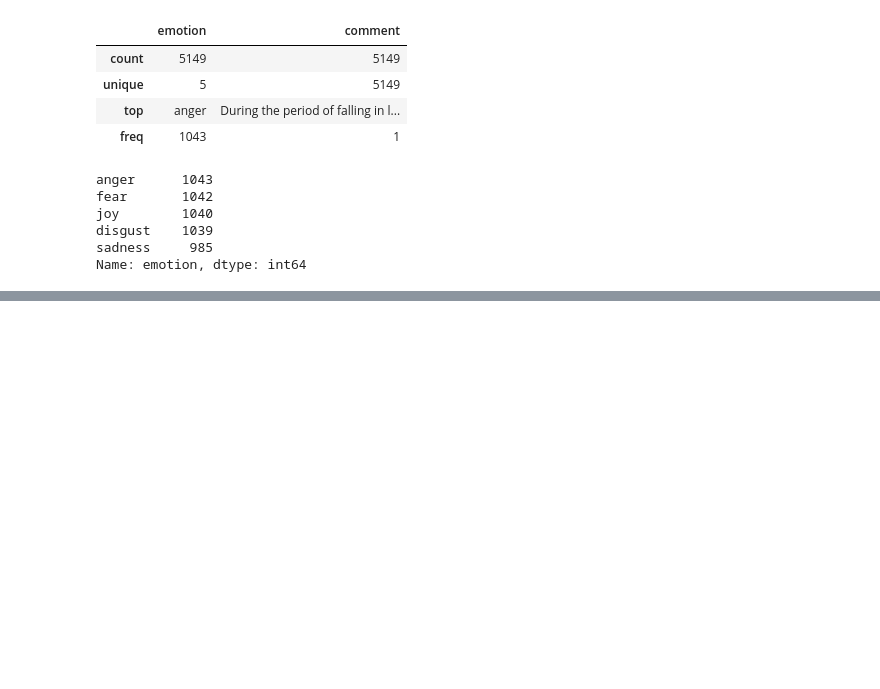
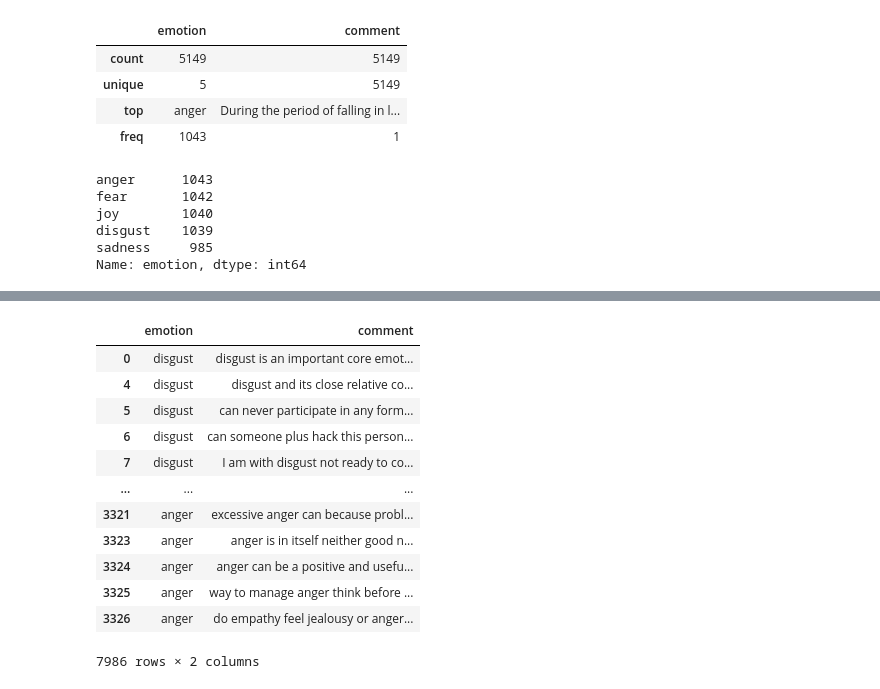
Before and after one commit to wowo71/emotion_recognition, a Jupyter notebook: data_preprocess.ipynb, the cells around one changed output, grey strips where cells are left out. Drawn from its saved outputs; the diff is of its cells as text; code cells hidden in the pictures; blank space fills up the shorter version.

```diff
--- a/data_preprocess.ipynb
+++ b/data_preprocess.ipynb
@@ -99,0 +275,24 @@ df
+# %%
+df_all['comment'] = df_all['comment'].apply(remove_chained_whitespaces)
+# %%
+df_all = df_all.drop(df_all[df_all['comment'].str.split(" ").apply(len) < 5].index)
+# %%
+df_all['comment'] = df_all['comment'].apply(corrector.FixFragment)
+# %%
+df_all['comment'] = df_all['comment'].apply(lambda x: spell_check(x))
+# %%
+df_all
+# %% [output]
+|  | emotion | comment |
+| 0 | disgust | disgust is an important core emot... |
+| 4 | disgust | disgust and its close relative co... |
+| 5 | disgust | can never participate in any form... |
+| 6 | disgust | can someone plus hack this person... |
+| 7 | disgust | I am with disgust not ready to co... |
+| ... | ... | ... |
+| 3321 | anger | excessive anger can because probl... |
+| 3323 | anger | anger is in itself neither good n... |
+| 3324 | anger | anger can be a positive and usefu... |
+| 3325 | anger | way to manage anger think before ... |
+| 3326 | anger | do empathy feel jealousy or anger... |
+7986 rows × 2 columns
```
Also changed, not shown: parts of 44 cells of this notebook.
